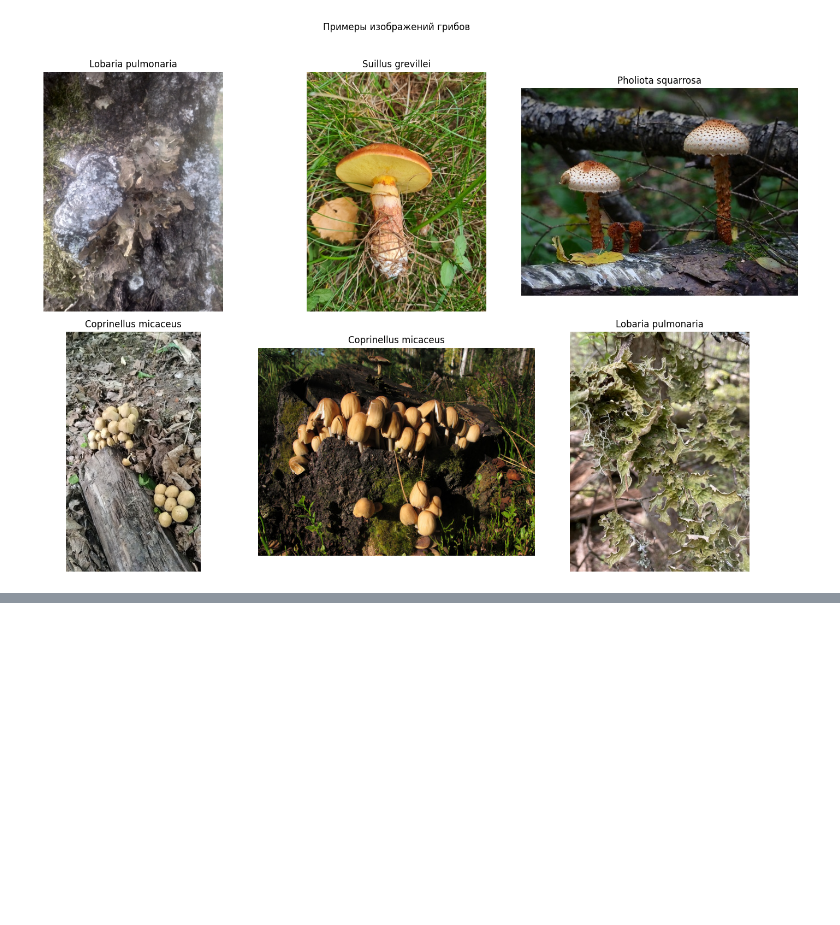
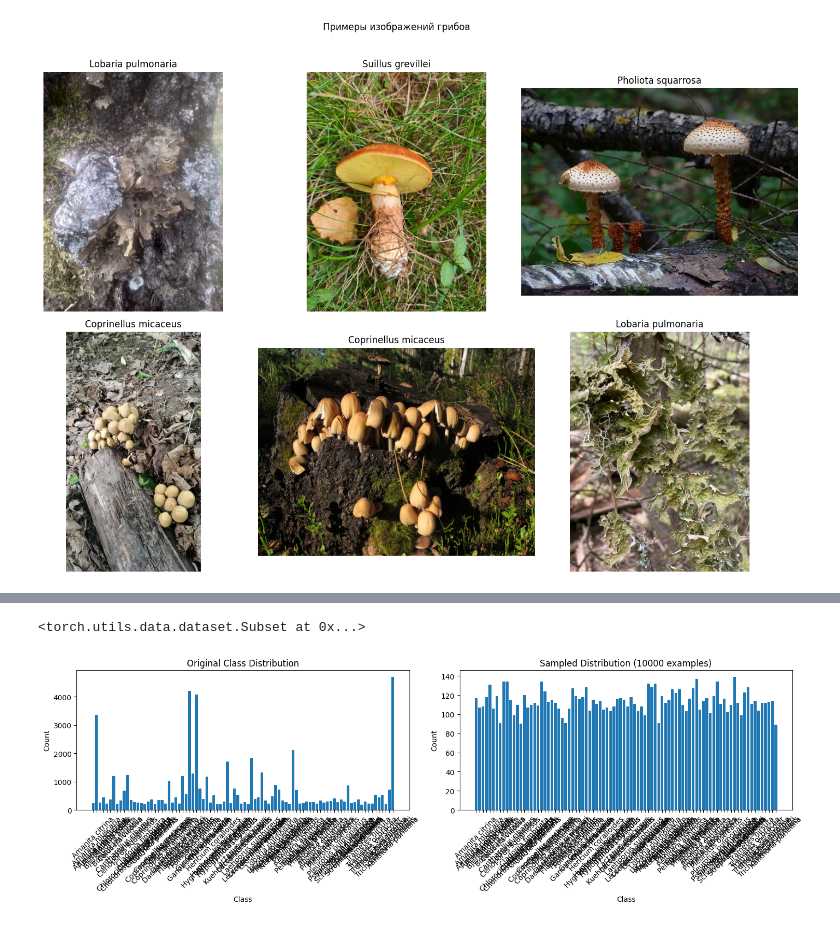
Before and after one commit to IlyaPronin461/mushroom-classification, a Jupyter notebook: ResNet_model.ipynb, the cells around one changed output, grey strips where cells are left out. Cells and saved outputs as stored; diff of their text form; code cells hidden in the pictures; blank space fills up the shorter version.

```diff
--- a/VIT_model.ipynb
+++ b/ResNet_model.ipynb
@@ -571,0 +258,12 @@ print(f"Модель сохранена в {save_path}")
+# %%
+train_size = int(0.8 * len(full_dataset))
+test_size = len(full_dataset) - train_size
+# %%
+train_dataset, test_dataset = random_split(full_dataset, [train_size, test_size])
+# %%
+train_dataset.dataset.transform = train_transforms
+test_dataset.dataset.transform = test_transforms
+# %%
+train_dataset
+# %% [output]
+<torch.utils.data.dataset.Subset at 0x...>
@@ -571,0 +289,48 @@ print(f"Модель сохранена в {save_path}")
+# %%
+train_sampler = create_weighted_sampler(train_dataset)
+# %%
+labels = []
+for idx in train_dataset.indices:
+    _, label = train_dataset.dataset.samples[idx]
+    labels.append(label)
+labels = np.array(labels)
+
+# Получаем имена классов
+class_names = full_dataset.classes
+
+# Вычисляем оригинальное распределение классов
+original_counts = np.bincount(labels)
+class_weights = 1. / original_counts
+
+# Визуализация балансировки
+plt.figure(figsize=(15, 5))
+
+# 1. Оригинальное распределение
+plt.subplot(1, 2, 1)
+plt.bar(class_names, original_counts)
+plt.title("Original Class Distribution")
+plt.xlabel("Class")
+plt.ylabel("Count")
+plt.xticks(rotation=45)
+
+# 2. Распределение после сэмплирования
+sampled_counts = np.zeros_like(original_counts)
+num_samples = 10000  # Количество примеров для симуляции сэмплирования
+
+# Симулируем сэмплирование
+for _ in range(num_samples):
+    sampled_idx = next(iter(train_sampler))
+    sampled_label = labels[sampled_idx]
+    sampled_counts[sampled_label] += 1
+
+plt.subplot(1, 2, 2)
+plt.bar(class_names, sampled_counts)
+plt.title(f"Sampled Distribution ({num_samples} examples)")
+plt.xlabel("Class")
+plt.ylabel("Count")
+plt.xticks(rotation=45)
+
+plt.tight_layout()
+plt.show()
+# %% [output]
+[figure, added]
```
Also changed, not shown: parts of 45 cells of this notebook, 6 other files.
